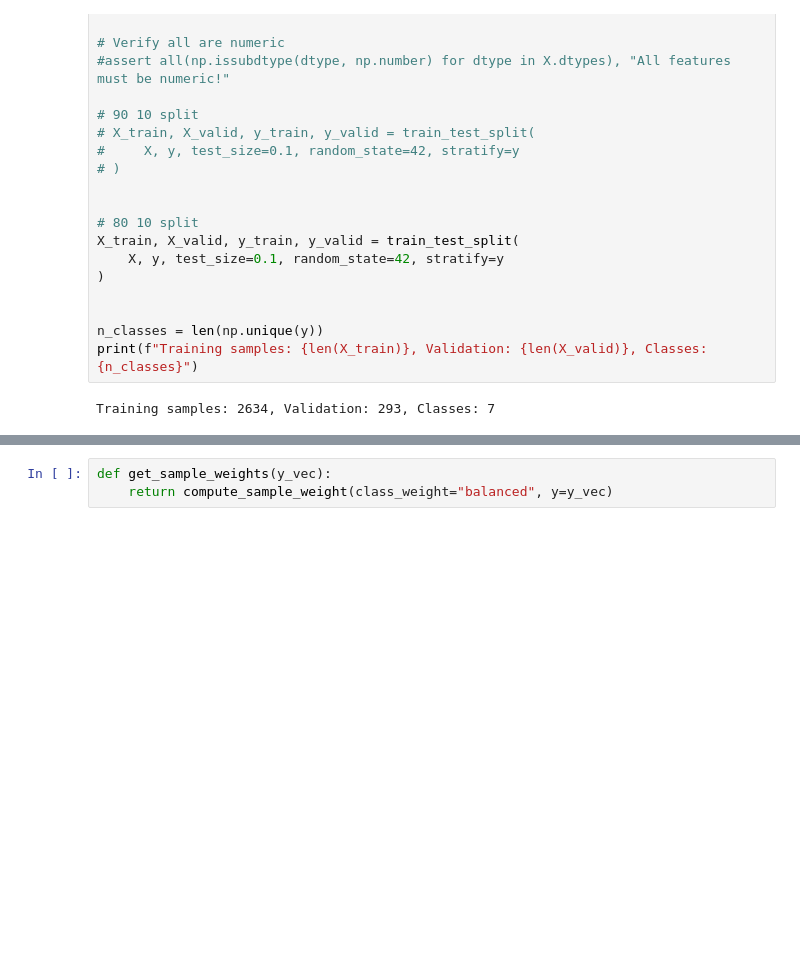
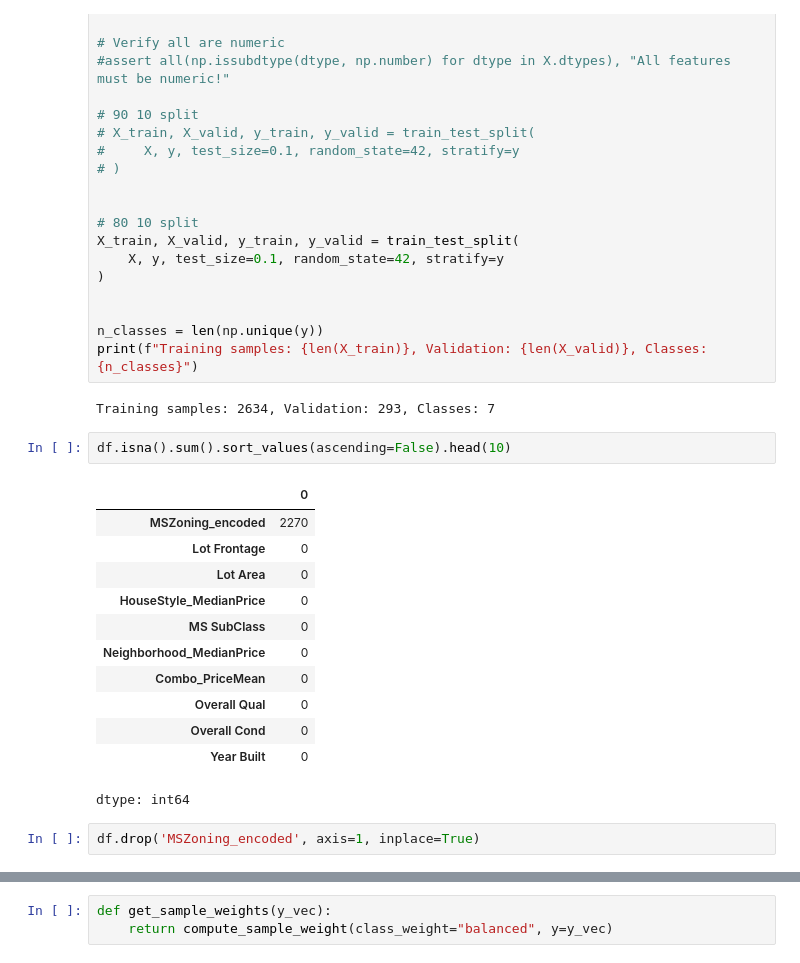
Before and after one commit to hedesiustefan/ML_Project, a Jupyter notebook: LAB3/ML_LAB3.ipynb, the cells around one changed output, grey strips where cells are left out. Saved outputs shown, nothing was run; the diff lists cells and outputs as text; blank space fills up the shorter version.

```diff
--- a/LAB3/ML_LAB3.ipynb
+++ b/LAB3/ML_LAB3.ipynb
@@ -315,3 +274,20 @@ n_classes = len(np.unique(y))
 print(f"Training samples: {len(X_train)}, Validation: {len(X_valid)}, Classes: {n_classes}")
 # %% [output]
 Training samples: 2634, Validation: 293, Classes: 7
+# %%
+df.isna().sum().sort_values(ascending=False).head(10)
+# %% [output]
+|  | 0 |
+| MSZoning_encoded | 2270 |
+| Lot Frontage | 0 |
+| Lot Area | 0 |
+| HouseStyle_MedianPrice | 0 |
+| MS SubClass | 0 |
+| Neighborhood_MedianPrice | 0 |
+| Combo_PriceMean | 0 |
+| Overall Qual | 0 |
+| Overall Cond | 0 |
+| Year Built | 0 |
+dtype: int64
+# %%
+df.drop('MSZoning_encoded', axis=1, inplace=True)
```
Also changed, not shown: parts of 5 cells of this notebook.
